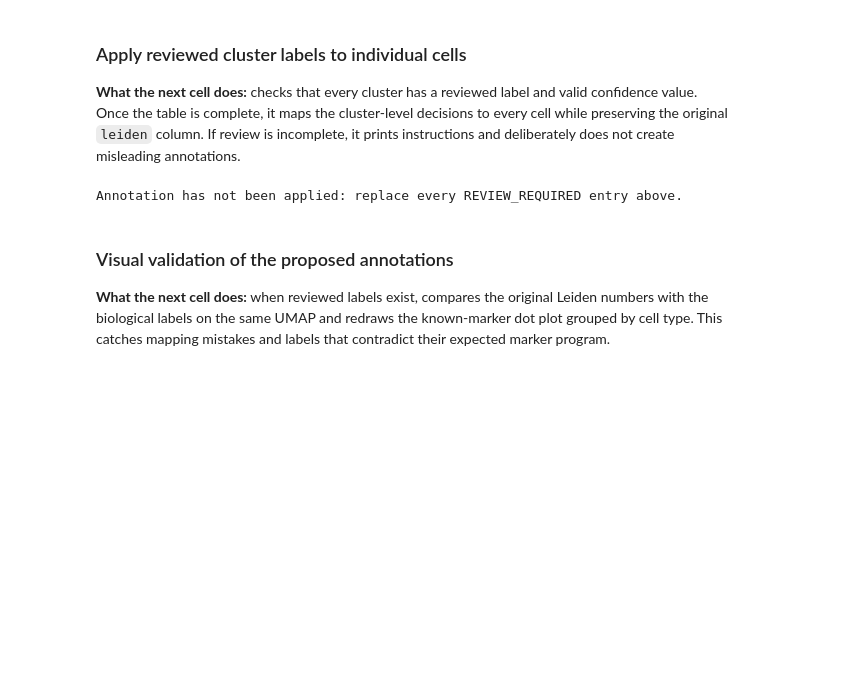
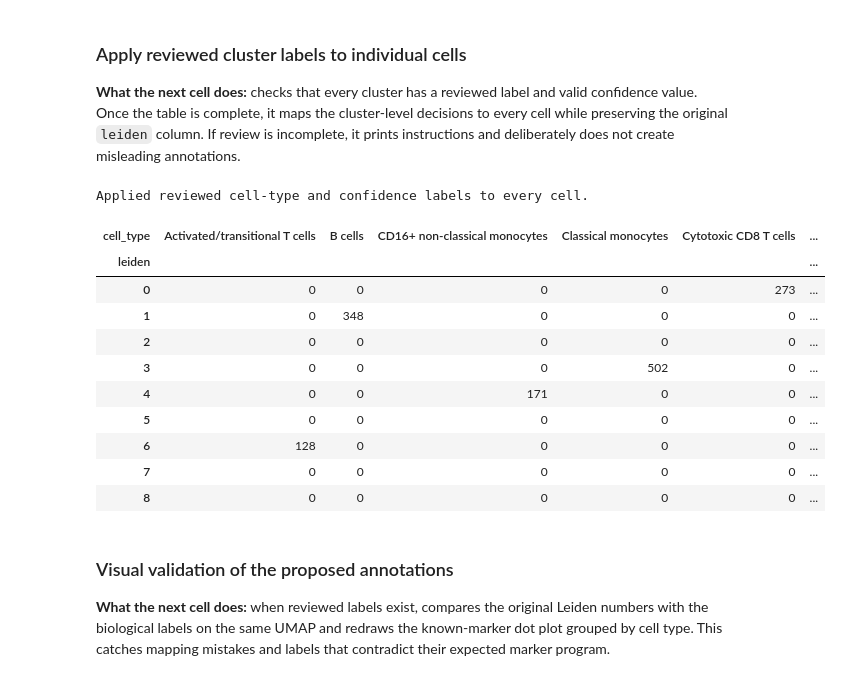
Before and after one commit to ucd-cosmos-data/26-the-backpropagators-analysis, a Jupyter notebook: PBMC3k/notebooks/04_marker_gene_discovery.ipynb, the cells around one changed output. Cells and saved outputs as stored; diff of their text form; code cells hidden in the pictures; blank space fills up the shorter version.

```diff
--- a/PBMC3k/notebooks/04_marker_gene_discovery.ipynb
+++ b/PBMC3k/notebooks/04_marker_gene_discovery.ipynb
@@ -443,0 +425,27 @@ display(annotation_review)
+# %%
+# Team-reviewed annotation table based on ranked genes, canonical PBMC
+# markers, expression prevalence, cluster size, and UMAP location.
+annotation_review = pd.DataFrame(
+    [
+        ("0", "Cytotoxic CD8 T cells", 273, "CD3D, CD3E, CD8A, CD8B, CCL5, GZMK", "high"),
+        ("1", "B cells", 348, "MS4A1, CD79A, CD79B, CD74, HLA-DRA, TCL1A", "high"),
+        ("2", "IL7R+ memory/helper T cells", 602, "CD3D, CD3E, IL7R, LTB, GIMAP7, AQP3", "high"),
+        ("3", "Classical monocytes", 502, "LYZ, S100A8, S100A9, FCN1, LST1, CTSS", "high"),
+        ("4", "CD16+ non-classical monocytes", 171, "FCGR3A, LST1, FCER1G, IFITM3, SERPINA1, CFD", "high"),
+        ("5", "NK cells", 153, "GNLY, NKG7, GZMB, PRF1, FGFBP2, FCGR3A", "high"),
+        ("6", "Activated/transitional T cells", 128, "CD3D, CD3E, CCL5, GZMK, IL32, LTB", "moderate"),
+        ("7", "Naive/resting T cells", 450, "CCR7, IL7R, CD3D, CD3E, LTB", "moderate"),
+        ("8", "Platelets", 11, "PPBP, PF4, GNG11, SPARC, RGS18, SDPR", "high"),
+    ],
+    columns=["leiden", "cell_type", "cell_count", "evidence_notes", "confidence"],
+).set_index("leiden")
+
+observed_cluster_counts = adata.obs["leiden"].astype(str).value_counts().sort_index()
+expected_cluster_counts = annotation_review["cell_count"].sort_index()
+if not observed_cluster_counts.equals(expected_cluster_counts):
+    raise ValueError(
+        "The reviewed table does not match the current Leiden cluster counts. "
+        "Rerun Notebook 3 with the documented settings before applying these labels."
+    )
+
+display(annotation_review)
@@ -447,22 +467,33 @@ display(annotation_review)
 **What the next cell does:** checks that every cluster has a reviewed label and valid confidence value. Once the table is complete, it maps the cluster-level decisions to every cell while preserving the original `leiden` column. If review is incomplete, it prints instructions and deliberately does not create misleading annotations.
 # %%
 review_complete = not annotation_review[["cell_type", "confidence"]].eq("REVIEW_REQUIRED").any().any()
-valid_confidence = annotation_review["confidence"].isin(["high", "medium", "low"]).all()
+valid_confidence = annotation_review["confidence"].isin(["high", "moderate", "low"]).all()
 
 if not review_complete:
     print("Annotation has not been applied: replace every REVIEW_REQUIRED entry above.")
 elif not valid_confidence:
-    print("Annotation has not been applied: confidence must be high, medium, or low.")
+    print("Annotation has not been applied: confidence must be high, moderate, or low.")
 else:
     cluster_to_cell_type = annotation_review["cell_type"].to_dict()
     cluster_to_confidence = annotation_review["confidence"].to_dict()
     leiden_strings = adata.obs["leiden"].astype(str)
     adata.obs["cell_type"] = leiden_strings.map(cluster_to_cell_type).astype("category")
     adata.obs["annotation_confidence"] = leiden_strings.map(cluster_to_confidence).astype("category")
     print("Applied reviewed cell-type and confidence labels to every cell.")
     display(pd.crosstab(adata.obs["leiden"], adata.obs["cell_type"]))
 # %% [output]
-Annotation has not been applied: replace every REVIEW_REQUIRED entry above.
+Applied reviewed cell-type and confidence labels to every cell.
+| cell_type | Activated/transitional T cells | B cells | CD16+ non-classical monocytes | Classical monocytes | Cytotoxic CD8 T cells | ... |
+| leiden |  |  |  |  |  | ... |
+| 0 | 0 | 0 | 0 | 0 | 273 | ... |
+| 1 | 0 | 348 | 0 | 0 | 0 | ... |
+| 2 | 0 | 0 | 0 | 0 | 0 | ... |
+| 3 | 0 | 0 | 0 | 502 | 0 | ... |
+| 4 | 0 | 0 | 171 | 0 | 0 | ... |
+| 5 | 0 | 0 | 0 | 0 | 0 | ... |
+| 6 | 128 | 0 | 0 | 0 | 0 | ... |
+| 7 | 0 | 0 | 0 | 0 | 0 | ... |
+| 8 | 0 | 0 | 0 | 0 | 0 | ... |
 # %% [markdown]
 ### Visual validation of the proposed annotations
 
```
Also changed, not shown: parts of 19 cells of this notebook, 7 other files.
